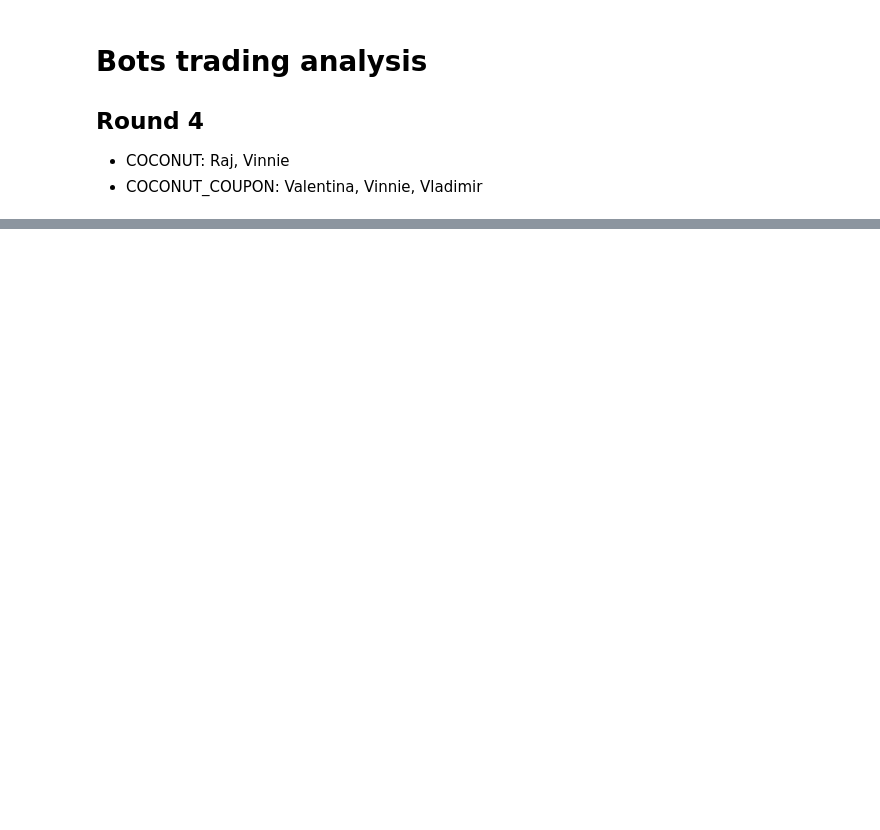
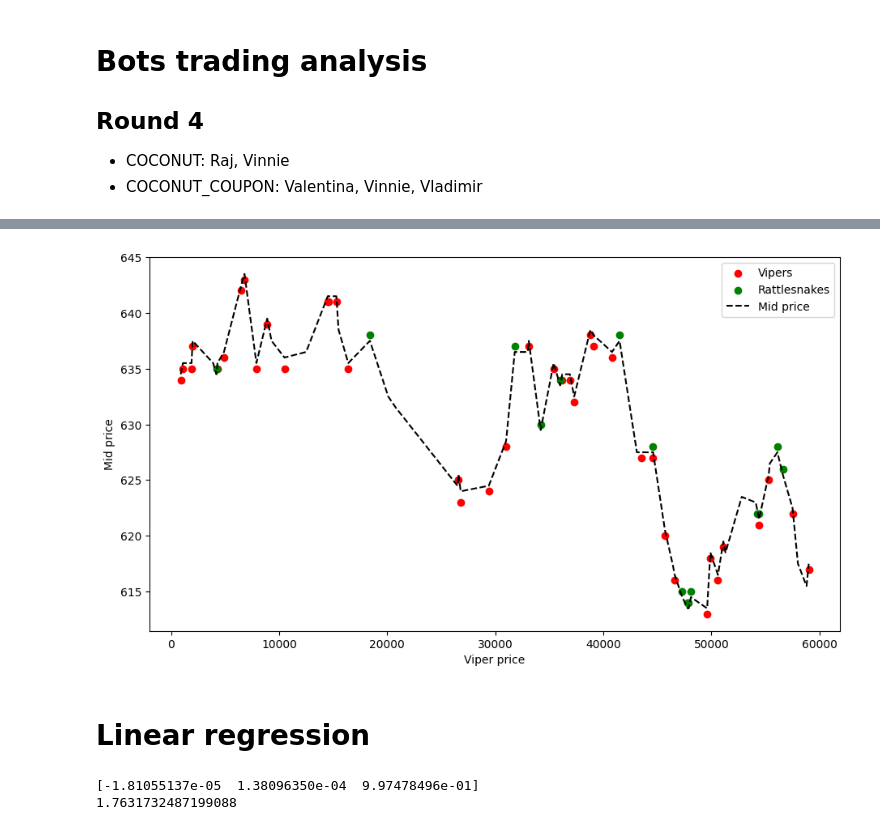
Before and after one commit to levladiator/Prosperity, a Jupyter notebook: src/bots_analyzer.ipynb, the cells around one changed output, grey strips where cells are left out. Cells and saved outputs as stored; diff of their text form; code cells hidden in the pictures; blank space fills up the shorter version.

```diff
--- a/src/bots_analyzer.ipynb
+++ b/src/bots_analyzer.ipynb
@@ -92,0 +151,48 @@ for prod in np.unique(df_trades['symbol']):
+# %%
+start_key = 0
+end_key = 60000
+
+viper_prices_range = {k: viper_prices[k] for k in range(start_key, end_key) if k in viper_prices}
+rattlesnake_prices_range = {k:rattlesnake_prices[k] for k in range(start_key, end_key) if k in rattlesnake_prices}
+mid_prices_range = {k: mid_prices[k] for k in range(start_key, end_key) if k in mid_prices}
+
+# Scatter viper prices vs mid prices
+plt.figure(figsize=(11, 6))
+plt.scatter(viper_prices_range.keys(), viper_prices_range.values(), label="Vipers", color="red")
+plt.scatter(rattlesnake_prices_range.keys(), rattlesnake_prices_range.values(), label="Rattlesnakes", color="green")
+plt.plot(mid_prices_range.keys(), mid_prices_range.values(), label="Mid price", color="black", linestyle='--')
+plt.xlabel("Viper price")
+plt.ylabel("Mid price")
+plt.legend()
+plt.show()
+# %% [output]
+[figure, added]
+# %% [markdown]
+# Linear regression
+# %%
+X = []
+y = []
+y_timestamps = []
+
+for t in timestamps:
+    x_vector = [0, 0, mid_prices[t]]
+    if t in viper_prices and t in mid_prices:
+        x_vector[0] = viper_prices[t]
+
+    if t in rattlesnake_prices and t in mid_prices:
+        x_vector[1] = rattlesnake_prices[t]
+
+    if t+100 in mid_prices:
+        X.append(x_vector)
+        y_timestamps.append(t + 100)
+        y.append(mid_prices[t + 100])
+
+X = np.array(X)
+y = np.array(y)
+
+reg = LinearRegression().fit(X, y)
+print(reg.coef_)
+print(reg.intercept_)
+# %% [output]
+[-1.81055137e-05  1.38096350e-04  9.97478496e-01]
+1.7631732487199088
```
Also changed, not shown: parts of 11 cells of this notebook, 2 other files.
